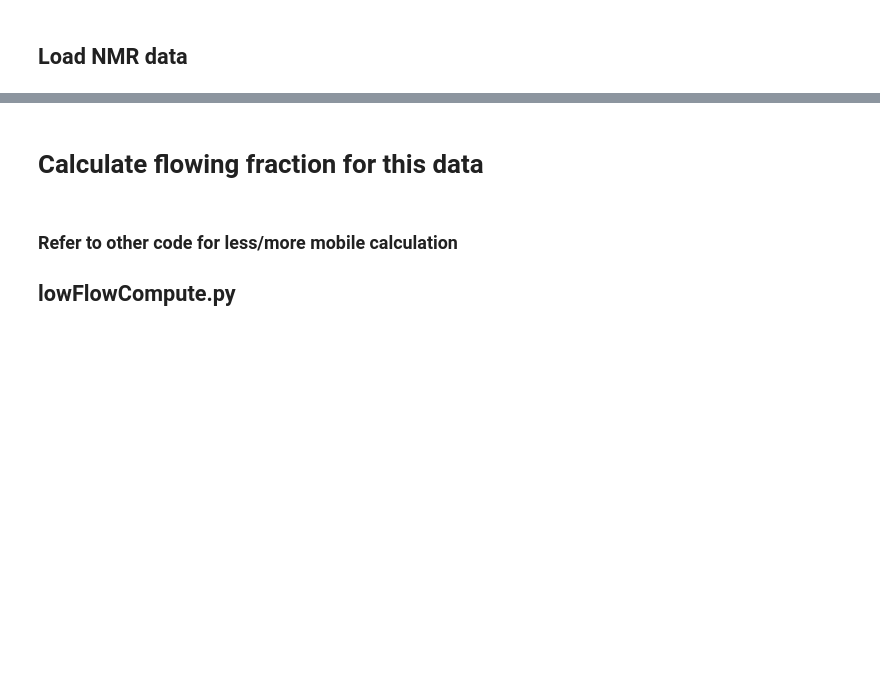
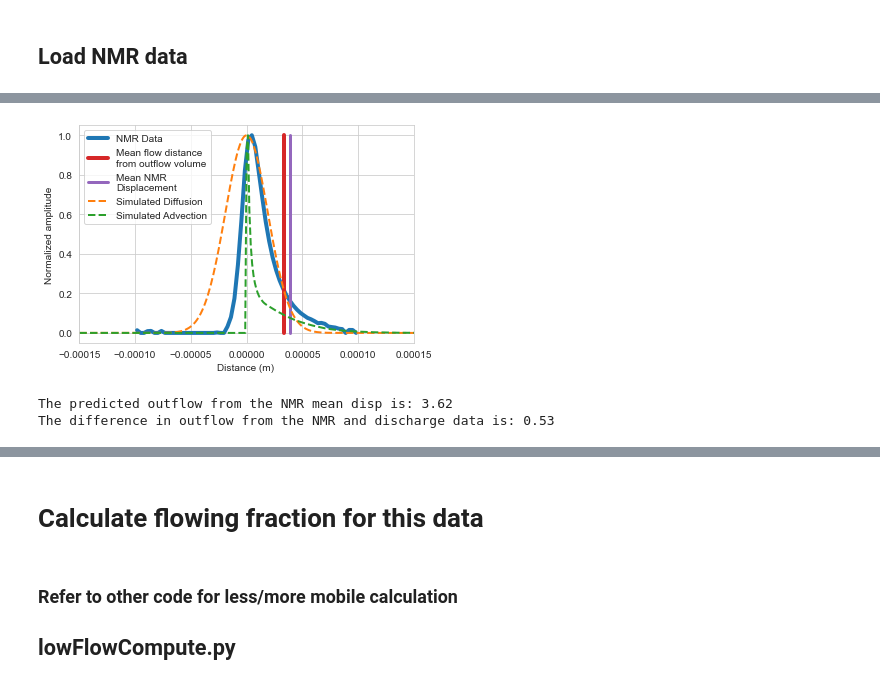
Before and after one commit to akkendrick/LABMOPS, a Jupyter notebook: plotSimData.ipynb, the cells around one changed output, grey strips where cells are left out. Drawn from its saved outputs; the diff is of its cells as text; code cells hidden in the pictures; blank space fills up the shorter version.

```diff
--- a/plotSimData.ipynb
+++ b/plotSimData.ipynb
@@ -382,5 +413,53 @@ Mean expected displacement from outflow:3.214e-05
 NMR measured mean displacement:3.8937898724082944e-05
 Mean simulated displacement:9.266455364009872e-05
+# %%
+fig, ax = plt.subplots()
+
+nPts = np.shape(NMRDispScale)
+testScale = NMRDispScale * (1/(2 * np.pi))
+#testSpace = np.linspace(-0.0001,0.0001,num=nPts[0])
+ax.plot(testScale,NMRDispNorm, lw=4,  label='NMR Data')
+#ax.plot(NMRDispScale,NMRDispNorm, lw=4,  label='NMR Data')
+#ax.hist(diffusionCounts,bins=bins[:-1])
+
+# Plot estimated mean flow distance given measured outflow
+dMeanCalc = 3.3243e-5
+ax.plot([dMeanCalc,dMeanCalc],[0,1],lw=4,color='tab:red',label='Mean flow distance \nfrom outflow volume')
+ax.plot([NMRmeanDisp,NMRmeanDisp],[0,1],lw=3,color='tab:purple',label='Mean NMR \nDisplacement')
+ax.plot(diffusionDistVector,diffusionDistNorm,'--', lw=2,  label='Simulated Diffusion')
+ax.plot(diffusionDistVector,simulatedDisplacementCounts,'--',lw=2,label='Simulated Advection')
+
+#ax.bar(bins[:-1],diffusionCounts,width=3e-6,alpha=0.5,label='Calculated Diffusion')
+#bar(bins[:-1],simulatedDisplacementCounts,width=3e-6,alpha=0.5,label="Simulated \nScaled Advection")
+
+ax.set_xlabel("Distance (m) ")
+ax.set_ylabel("Normalized amplitude")
+ax.legend(loc=2)
+ax.grid(True)
+ax.set_xlim(-1.5e-4, 1.5e-4)
+figStr = 'allSimDisp.png'
+fig.savefig(figStr, dpi=300, facecolor='w', edgecolor='w')
+# %% [output]
+[figure, added]
+# %%
+# Calculate outflow from NMR data
+ZEOXporosity = 0.62 #measured from helium porosimeter
+experimentTime = 90 # in ms
+meanNMRFlowVel = (NMRmeanDisp/(experimentTime*10**-3))
+meanLinearNMRFlowVel = meanNMRFlowVel * ZEOXporosity # This is in units of m/s
+Q = (4.4376) * (meanLinearNMRFlowVel * (100/1)) # Estimate discharge in units cm^3/s
+dischargeTime = 30.44 # this is in seconds
+NMRoutflow = dischargeTime * Q # This is in cm^3 of water, so g of water
+
+print("The predicted outflow from the NMR mean disp is: " + str(np.round(np.squeeze(NMRoutflow),2)))
+
+labOutflowAvg = 3.09 # g of water
+outflowDiff = NMRoutflow - labOutflowAvg # missing g of water
+
+print("The difference in outflow from the NMR and discharge data is: " + str(np.round(np.squeeze(outflowDiff),2)))
+# %% [output]
+The predicted outflow from the NMR mean disp is: 3.62
+The difference in outflow from the NMR and discharge data is: 0.53
 # %%
 minInd=np.argmin(temp)
 print(minInd)
```
Also changed, not shown: parts of 22 cells of this notebook.
